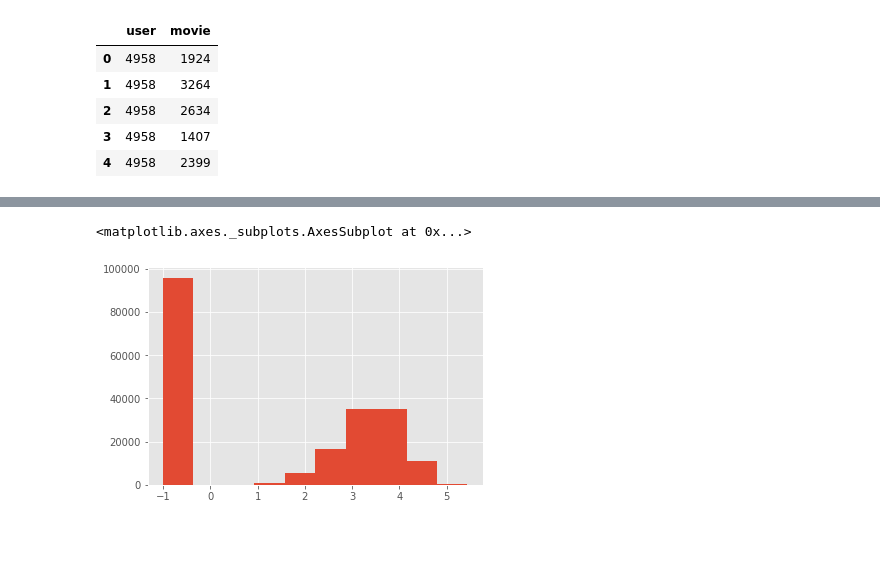
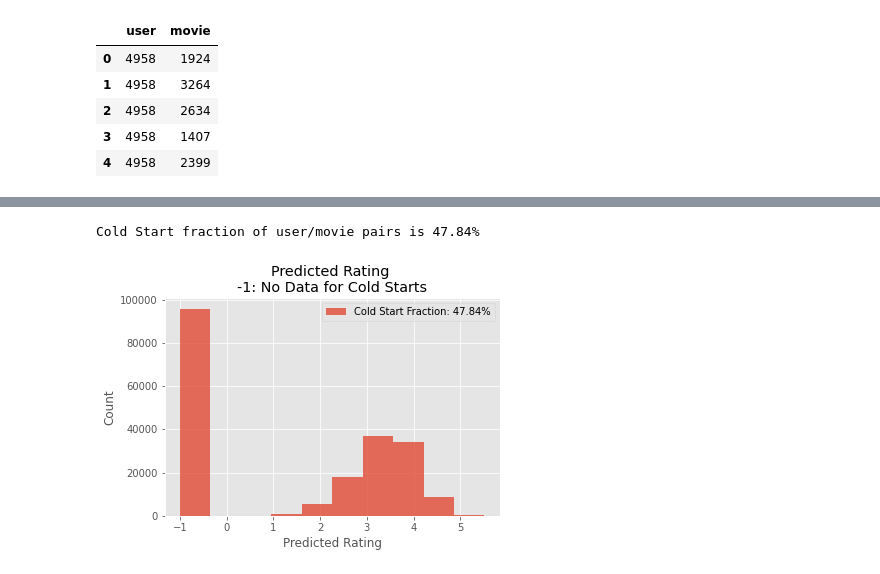
Before and after one commit to mkpetterson/recommender_study, a Jupyter notebook: maureen.ipynb, the cells around one changed output, grey strips where cells are left out. Cells and saved outputs as stored; diff of their text form; code cells hidden in the pictures; blank space fills up the shorter version.

Commit message:
adding entire dataset for latent factors

```diff
--- a/maureen.ipynb
+++ b/maureen.ipynb
@@ -121,6 +150,6 @@ only showing top 5 rows
 # %%
-user_factors_df = pd.read_csv('data/user_factors.csv', index_col='id')
-movie_factors_df = pd.read_csv('data/movie_factors.csv', index_col='id')
+user_factors_df = pd.read_csv('data/user_factors_all.csv', index_col='id')
+movie_factors_df = pd.read_csv('data/movie_factors_all.csv', index_col='id')
 # %%
 def predicted_rating(user_id, movie_id):
     try:
@@ -221,5 +233,0 @@ test_request
-# %%
-test_request['rating'].hist()
-# %% [output]
-<matplotlib.axes._subplots.AxesSubplot at 0x...>
-[figure, removed]
@@ -225,0 +236,17 @@ test_request['rating'].hist()
+# %%
+# Get cold start fraction
+cold_start_fraction = (test_request['rating'] == -1).sum()/test_request.shape[0]
+print(f'Cold Start fraction of user/movie pairs is {cold_start_fraction*100:.2f}%')
+# %% [output]
+Cold Start fraction of user/movie pairs is 47.84%
+# %%
+fig, ax = plt.subplots()
+ax.hist(test_request['rating'], alpha=0.8,
+        label=f'Cold Start Fraction: {cold_start_fraction*100:.2f}%')
+ax.set_xlabel('Predicted Rating')
+ax.set_ylabel('Count')
+ax.set_title('Predicted Rating \n-1: No Data for Cold Starts')
+ax.legend()
+plt.savefig('images/cold_start_hist.png', dpi=250)
+# %% [output]
+[figure, added]
```
Also changed, not shown: parts of 16 cells of this notebook, 3 other files.
